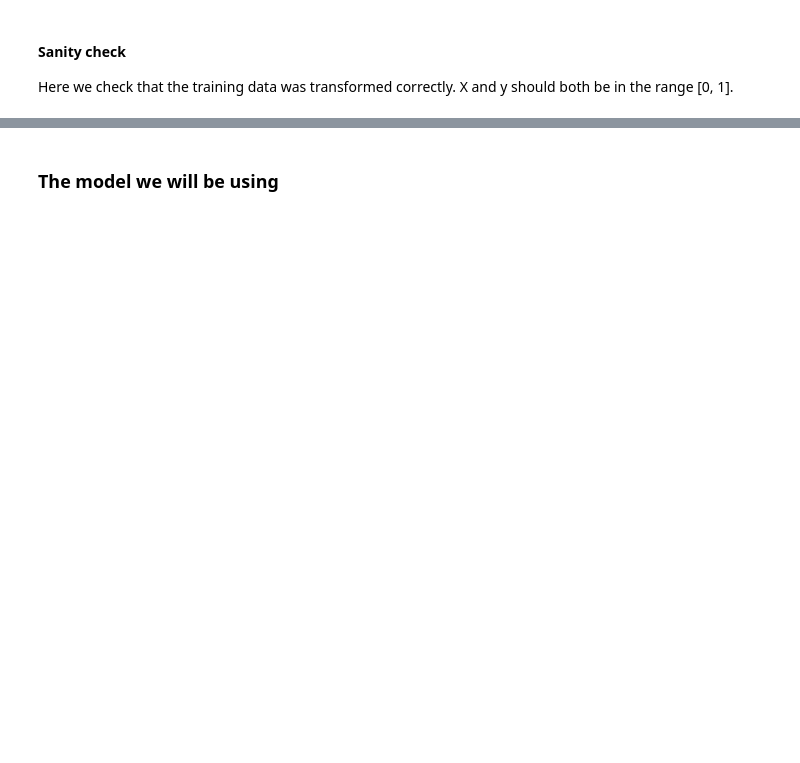
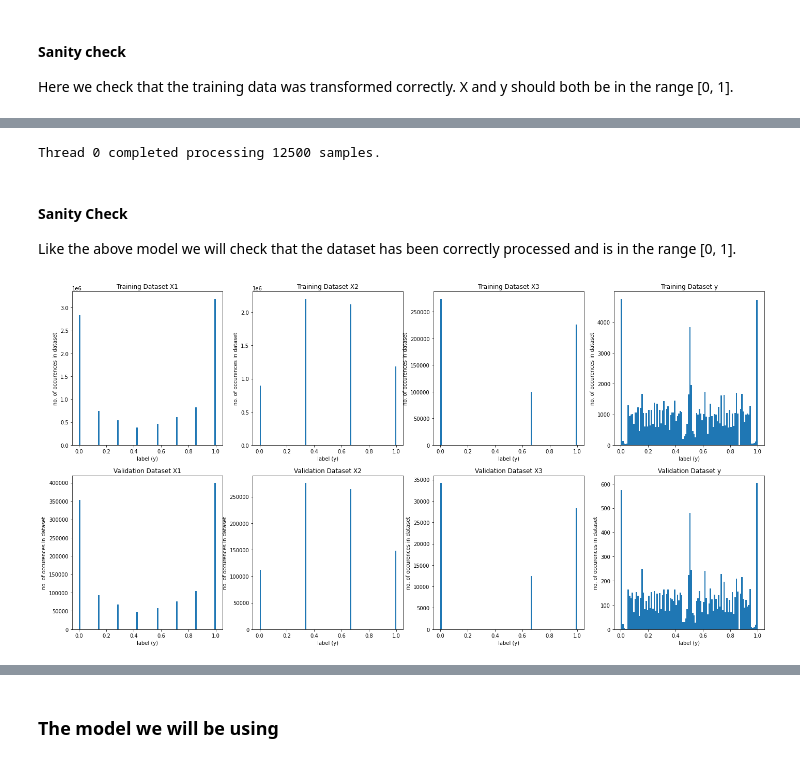
Before and after one commit to owenjaques/chessbot, a Jupyter notebook: neural_networks/models.ipynb, the cells around one changed output, grey strips where cells are left out. Drawn from its saved outputs; the diff is of its cells as text; code cells hidden in the pictures; blank space fills up the shorter version.

```diff
--- a/neural_networks/models.ipynb
+++ b/neural_networks/models.ipynb
@@ -126,39 +212,57 @@ plt.show()
+# %%
+training_data = DataGenerator(data_directory + '/training_set.npz', 'all')
+validation_data = DataGenerator(data_directory + '/validation_set.npz', 'all')
+# %% [output]
+Thread 0 completed processing 12500 samples.
+# %% [markdown]
+#### Sanity Check
+Like the above model we will check that the dataset has been correctly processed and is in the range [0, 1].
 # %%
-# Reduce the 0.5 bin by approximitly 50%
-for i in range(training_data.n):
-    if 0.475 < training_data.y[i] < 0.525:
-        if np.random.rand() < 0.6:
-            index = math.floor((np.random.rand() * training_data.n))
-            training_data.y[i] = training_data.y[index]
-            training_data.X[i] = training_data.X[index]
+def sanity_check_triple_input(training_data, validation_data):
+    _, ax = plt.subplots(nrows=2, ncols=4, figsize=(24, 12))
 
-for i in range(validation_data.n):
-    if 0.475 < validation_data.y[i] < 0.525:
-        if np.random.rand() < 0.6:
-            index = math.floor((np.random.rand() * validation_data.n))
-            validation_data.y[i] = validation_data.y[index]
-            validation_data.X[i] = validation_data.X[index]
+    ax[0, 0].hist(training_data.X[0].flatten(), bins=100)
+    ax[0, 0].set_title(f'Training Dataset X1')
+    ax[0, 0].set_xlabel('label (y)')
+    ax[0, 0].set_ylabel('no. of occurences in dataset')
 
-_, ax = plt.subplots(nrows=2, ncols=2, figsize=(12, 12))
+    ax[0, 1].hist(training_data.X[1].flatten(), bins=100)
+    ax[0, 1].set_title(f'Training Dataset X2')
+    ax[0, 1].set_xlabel('label (y)')
+    ax[0, 1].set_ylabel('no. of occurences in dataset')
 
-ax[0, 0].hist(training_data.X.flatten(), bins=100)
-ax[0, 0].set_title(f'Training Dataset X')
-ax[0, 0].set_xlabel('label (y)')
-ax[0, 0].set_ylabel('no. of occurences in dataset')
+    ax[0, 2].hist(training_data.X[2].flatten(), bins=100)
+    ax[0, 2].set_title(f'Training Dataset X3')
+    ax[0, 2].set_xlabel('label (y)')
+    ax[0, 2].set_ylabel('no. of occurences in dataset')
 
-ax[0, 1].hist(training_data.y, bins=100)
-ax[0, 1].set_title(f'Training Dataset y')
-ax[0, 1].set_xlabel('label (y)')
-ax[0, 1].set_ylabel('no. of occurences in dataset')
+    ax[0, 3].hist(training_data.y, bins=100)
+    ax[0, 3].set_title(f'Training Dataset y')
+    ax[0, 3].set_xlabel('label (y)')
+    ax[0, 3].set_ylabel('no. of occurences in dataset')
 
-ax[1, 0].hist(validation_data.X.flatten(), bins=100)
-ax[1, 0].set_title(f'Validation Dataset X')
-ax[1, 0].set_xlabel('label (y)')
-ax[1, 0].set_ylabel('no. of occurences in dataset')
+    ax[1, 0].hist(validation_data.X[0].flatten(), bins=100)
+    ax[1, 0].set_title(f'Validation Dataset X1')
+    ax[1, 0].set_xlabel('label (y)')
+    ax[1, 0].set_ylabel('no. of occurences in dataset')
 
-ax[1, 1].hist(validation_data.y, bins=100)
-ax[1, 1].set_title(f'Validation Dataset y')
-ax[1, 1].set_xlabel('label (y)')
-ax[1, 1].set_ylabel('no. of occurences in dataset')
+    ax[1, 1].hist(validation_data.X[1].flatten(), bins=100)
+    ax[1, 1].set_title(f'Validation Dataset X2')
+    ax[1, 1].set_xlabel('label (y)')
+    ax[1, 1].set_ylabel('no. of occurences in dataset')
 
-plt.show()
+    ax[1, 2].hist(validation_data.X[2].flatten(), bins=100)
+    ax[1, 2].set_title(f'Validation Dataset X3')
+    ax[1, 2].set_xlabel('label (y)')
+    ax[1, 2].set_ylabel('no. of occurences in dataset')
+
+    ax[1, 3].hist(validation_data.y, bins=100)
+    ax[1, 3].set_title(f'Validation Dataset y')
+    ax[1, 3].set_xlabel('label (y)')
+    ax[1, 3].set_ylabel('no. of occurences in dataset')
+
+    plt.show()
+
+sanity_check_triple_input(training_data, validation_data)
+# %% [output]
+[figure, added]
```
Also changed, not shown: parts of 21 cells of this notebook.
